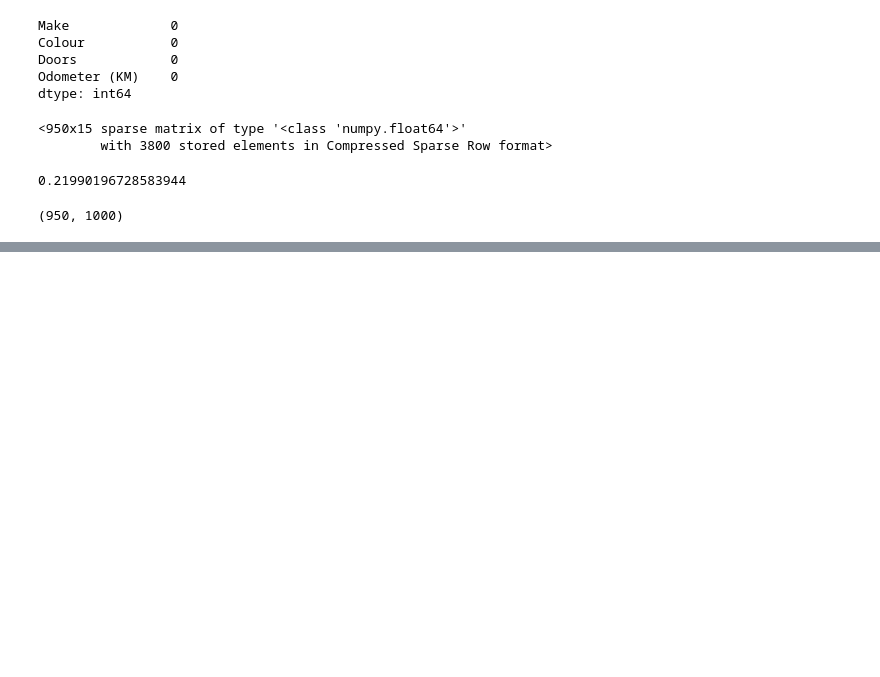
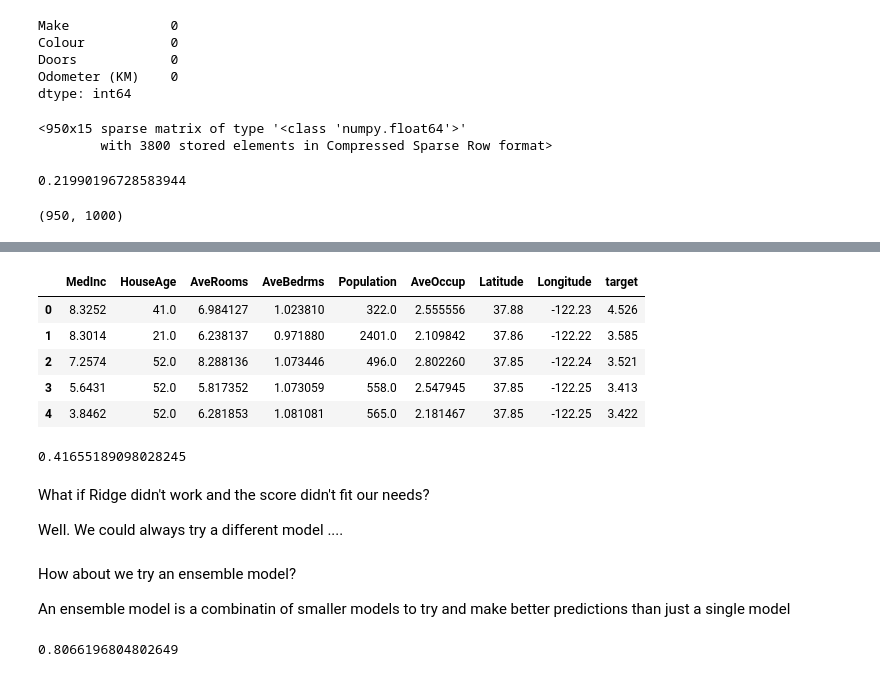
Before and after one commit to ccastell18/Scikit-learn_practice, a Jupyter notebook: Sklearn.ipynb, the cells around one changed output, grey strips where cells are left out. Saved outputs shown, nothing was run; the diff lists cells and outputs as text; code cells hidden in the pictures; blank space fills up the shorter version.

Commit message:
first ensembe regressor

```diff
--- a/Sklearn.ipynb
+++ b/Sklearn.ipynb
@@ -454,0 +645,57 @@ len(car_sales_filled), len(car_sales)
+# %%
+housing_df.head()
+# %% [output]
+|  | MedInc | HouseAge | AveRooms | AveBedrms | Population | AveOccup | Latitude | Longitude | target |
+| 0 | 8.3252 | 41.0 | 6.984127 | 1.023810 | 322.0 | 2.555556 | 37.88 | -122.23 | 4.526 |
+| 1 | 8.3014 | 21.0 | 6.238137 | 0.971880 | 2401.0 | 2.109842 | 37.86 | -122.22 | 3.585 |
+| 2 | 7.2574 | 52.0 | 8.288136 | 1.073446 | 496.0 | 2.802260 | 37.85 | -122.24 | 3.521 |
+| 3 | 5.6431 | 52.0 | 5.817352 | 1.073059 | 558.0 | 2.547945 | 37.85 | -122.25 | 3.413 |
+| 4 | 3.8462 | 52.0 | 6.281853 | 1.081081 | 565.0 | 2.181467 | 37.85 | -122.25 | 3.422 |
+# %%
+#Import algorithm
+#from sklearn.linear_model import Ridge
+#from sklearn.linear_model import Lasso
+from sklearn.linear_model import ElasticNet
+
+#Setup random seed
+np.random.seed(42)
+
+#Create data
+X = housing_df.drop('target', axis=1)
+y = housing_df['target']
+
+#Split into test and train
+X_train, X_test, y_train, y_test = train_test_split(X, y, test_size=0.2)
+
+model = ElasticNet()
+model.fit(X_train, y_train)
+model.score(X_test, y_test)
+# %% [output]
+0.41655189098028245
+# %% [markdown]
+What if Ridge didn't work and the score didn't fit our needs?
+
+Well. We could always try a different model ....
+# %% [markdown]
+How about we try an ensemble model?
+
+An ensemble model is a combinatin of smaller models to try and make better predictions than just a single model
+# %%
+# import the RandomForestRegressor model class from the ensemble module
+from sklearn.ensemble import RandomForestRegressor
+
+#Random seed
+np.random.seed(42)
+
+#create the data
+X = housing_df.drop('target', axis=1)
+y = housing_df['target']
+
+#split train
+X_train, X_test, y_train, y_test = train_test_split(X, y, test_size=0.2)
+
+model = RandomForestRegressor()
+model.fit(X_train, y_train)
+model.score(X_test, y_test)
+# %% [output]
+0.8066196804802649
```
Also changed, not shown: parts of 21 cells of this notebook.
